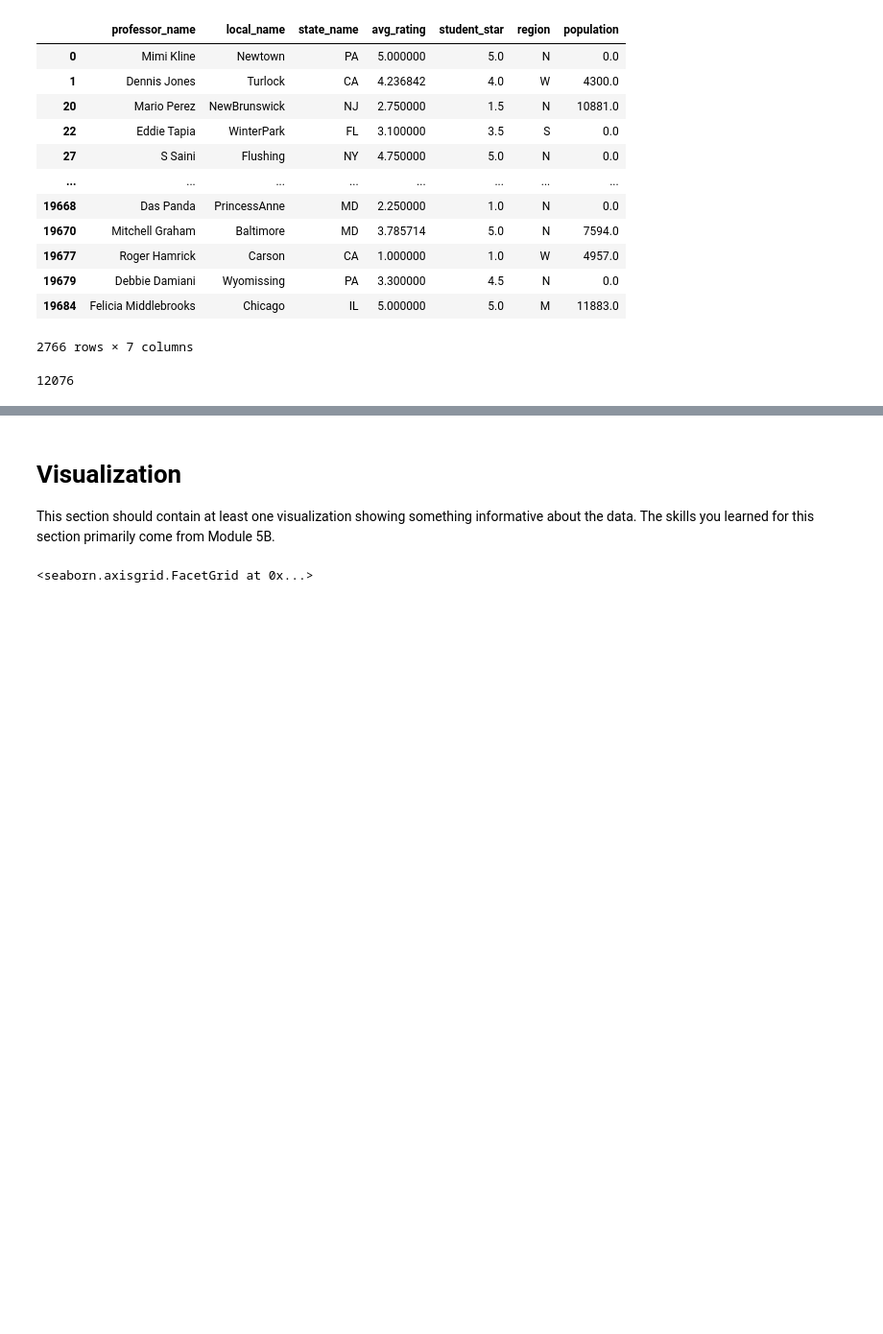
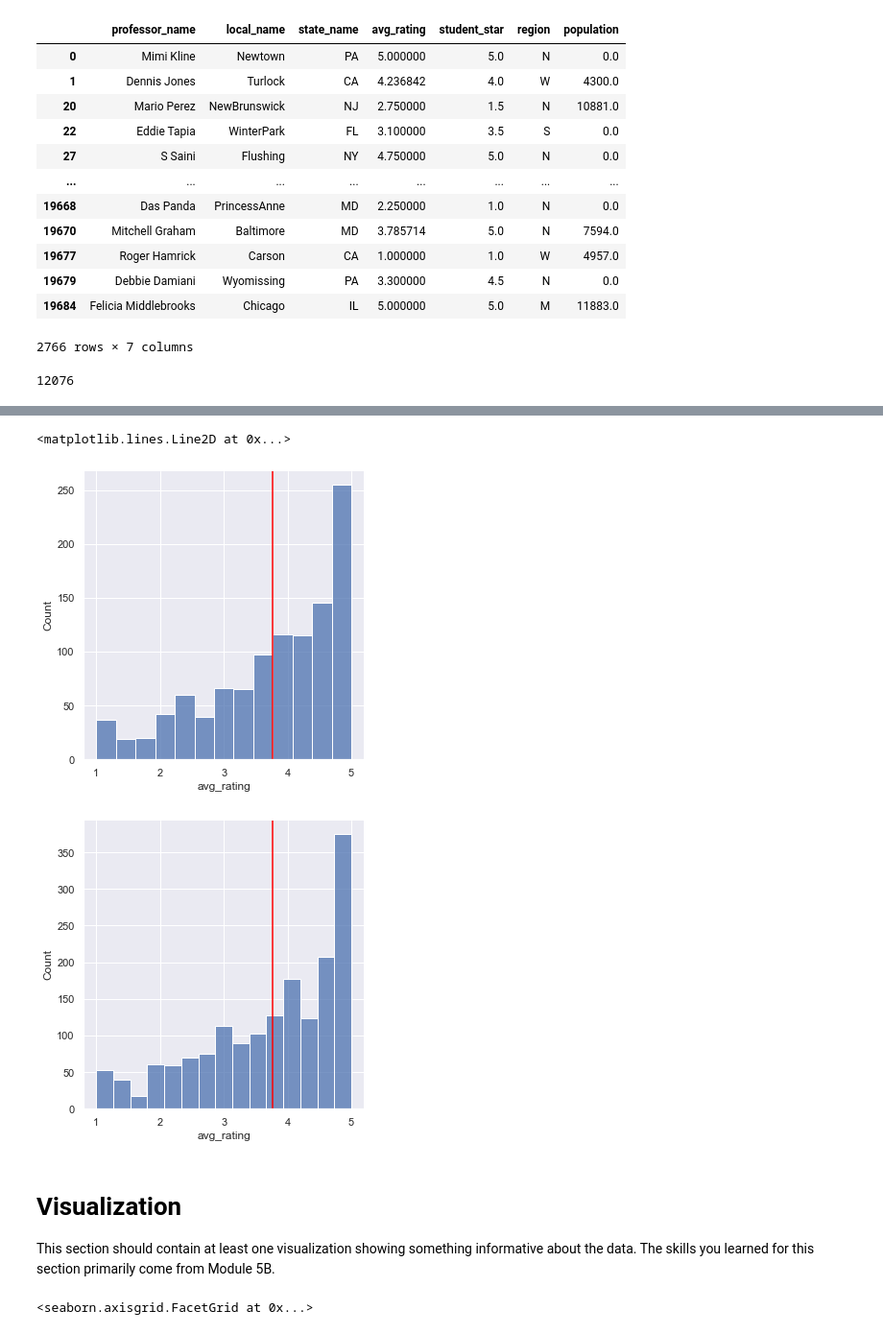
Before and after one commit to psuedoche/rateProfProject, a Jupyter notebook: final-perform.ipynb, the cells around one changed output, grey strips where cells are left out. Shown at 96% size. Saved outputs shown, nothing was run; the diff lists cells and outputs as text; code cells hidden in the pictures; blank space fills up the shorter version.

```diff
--- a/final-perform.ipynb
+++ b/final-perform.ipynb
@@ -182,3 +182,17 @@ sns.scatterplot(data = df1, x = 'population', y = 'avg_rating', hue= 'region')
+# %%
+sns.displot(data = avg_ratings_df[avg_ratings_df['population'] == 0], x = 'avg_rating')
+
+
+sns.displot(data = avg_ratings_df[avg_ratings_df['population'] > 0], x = 'avg_rating')
+
+large = avg_ratings_df[avg_ratings_df['population'] > 0]
+small = avg_ratings_df[avg_ratings_df['population'] == 0]
+largeMean = large[]
+plt.axvline(x=df1.student_star.mean(), color='red')
+# %% [output]
+<matplotlib.lines.Line2D at 0x...>
+[figure, added]
+[figure, added]
 # %% [markdown]
 # Visualization
 
```
Also changed, not shown: parts of 1 cell of this notebook, 2 other files.
